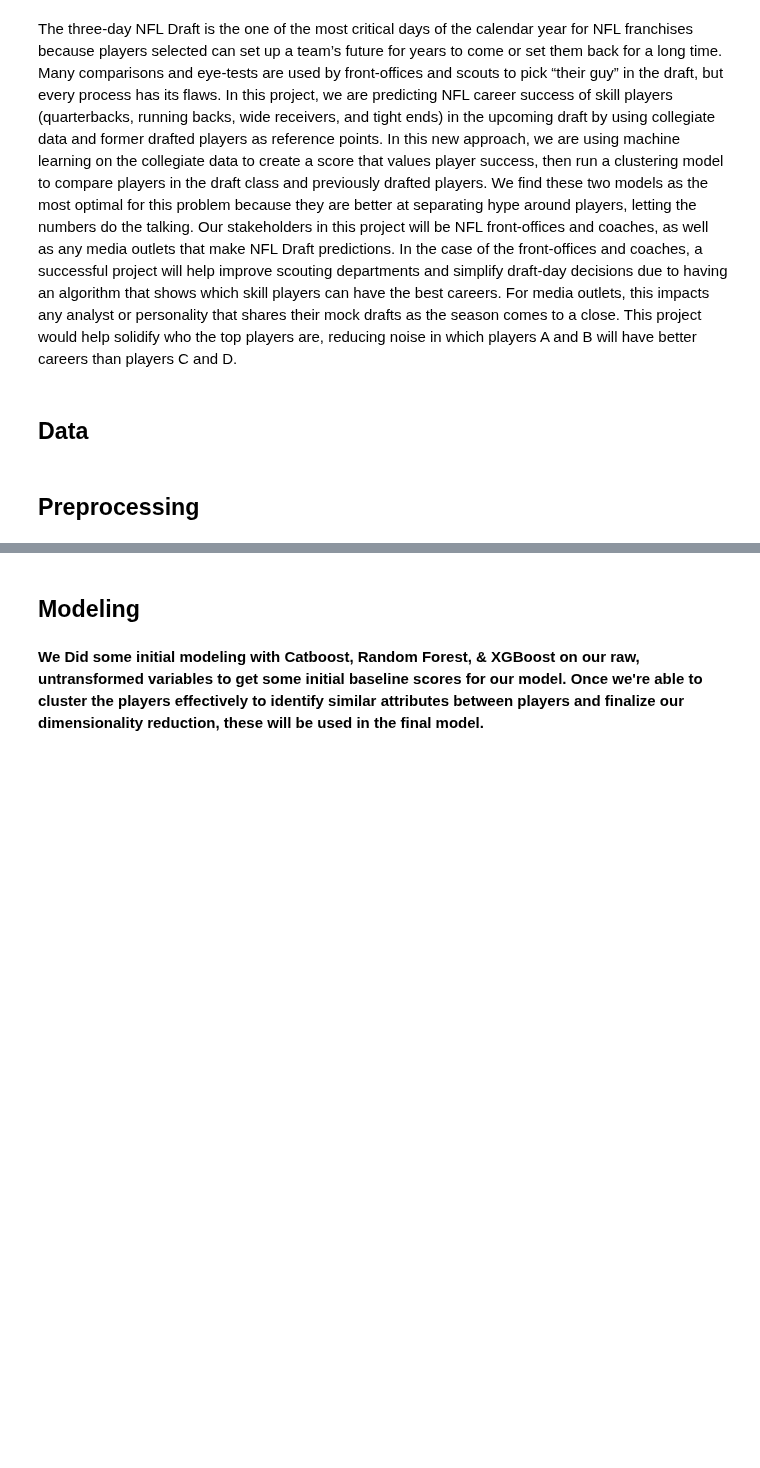
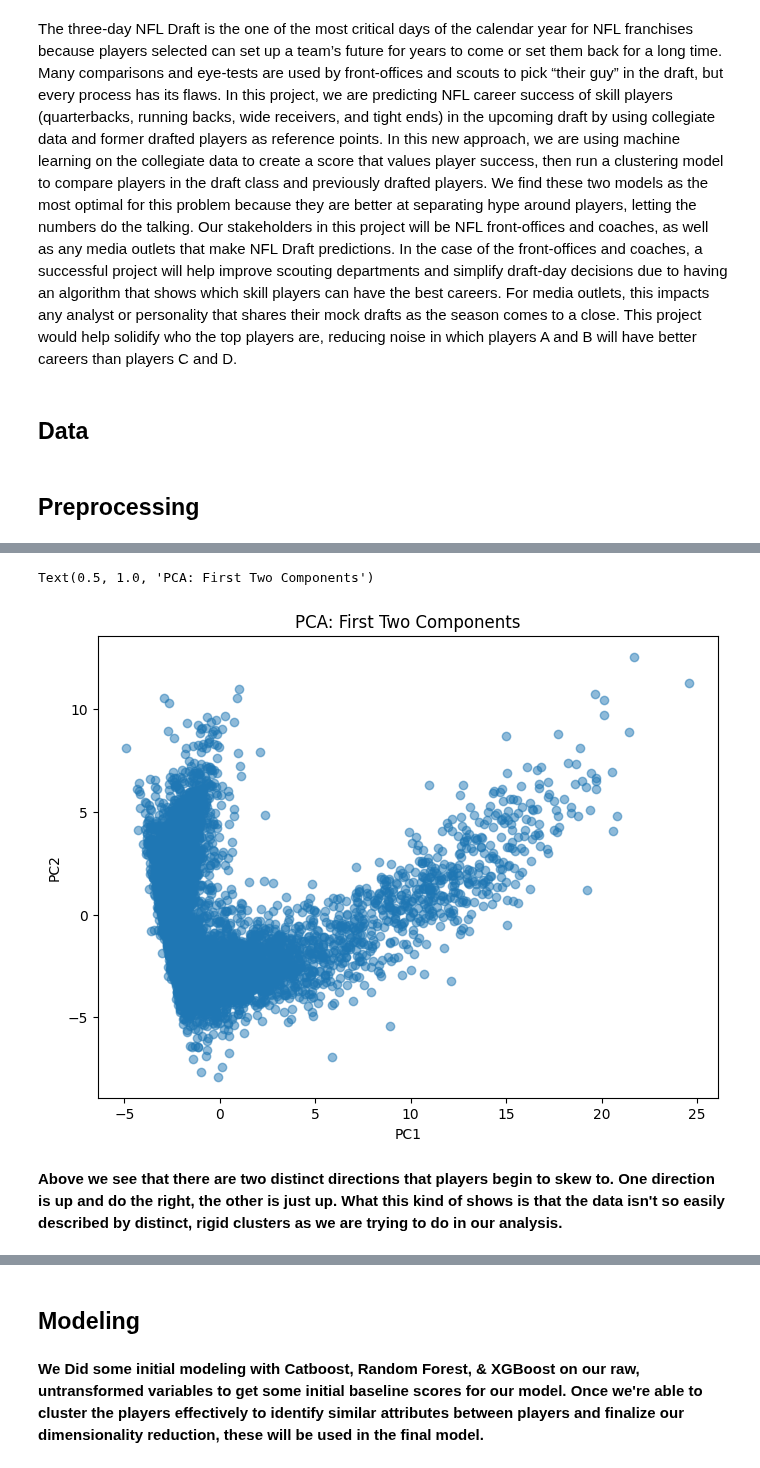
Before and after one commit to SU-IST707-SP26/group-project-big-brains-and-nathan, a Jupyter notebook: checkpoint/submission.ipynb, the cells around one changed output, grey strips where cells are left out. Cells and saved outputs as stored; diff of their text form; code cells hidden in the pictures; blank space fills up the shorter version.

```diff
--- a/checkpoint/submission.ipynb
+++ b/checkpoint/submission.ipynb
@@ -14,0 +165,18 @@ The three-day NFL Draft is the one of the most critical days of the calendar yea
+# %%
+#pca to decide how many components we want
+n_components_90 = np.argmax(cumulative >= 0.90) + 1
+pca_final = PCA(n_components=n_components_90)
+X_pca = pca_final.fit_transform(X_scaled)
+# %%
+#comparing the first two components
+
+plt.figure(figsize=(8, 6))
+plt.scatter(X_pca[:, 0], X_pca[:, 1], alpha=0.5)
+plt.xlabel('PC1')
+plt.ylabel('PC2')
+plt.title('PCA: First Two Components')
+# %% [output]
+Text(0.5, 1.0, 'PCA: First Two Components')
+[figure, added]
+# %% [markdown]
+**Above we see that there are two distinct directions that players begin to skew to. One direction is up and do the right, the other is just up. What this kind of shows is that the data isn't so easily described by distinct, rigid clusters as we are trying to do in our analysis.**
```
Also changed, not shown: parts of 41 cells of this notebook.
